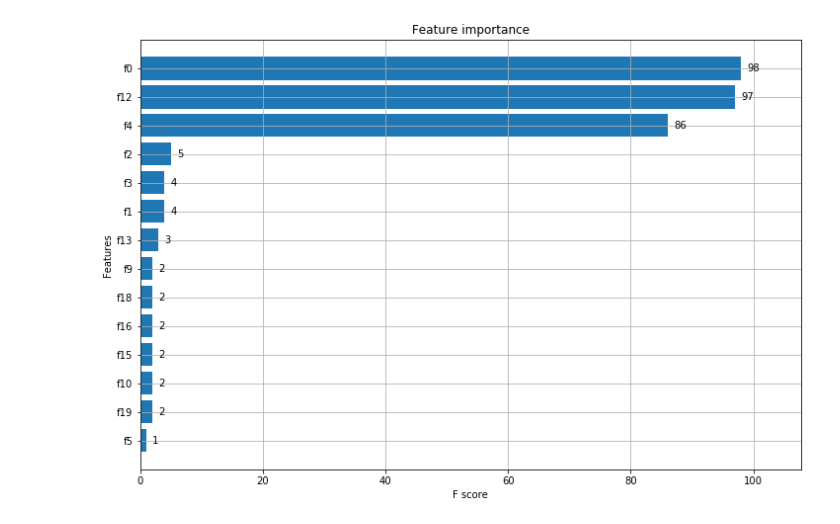
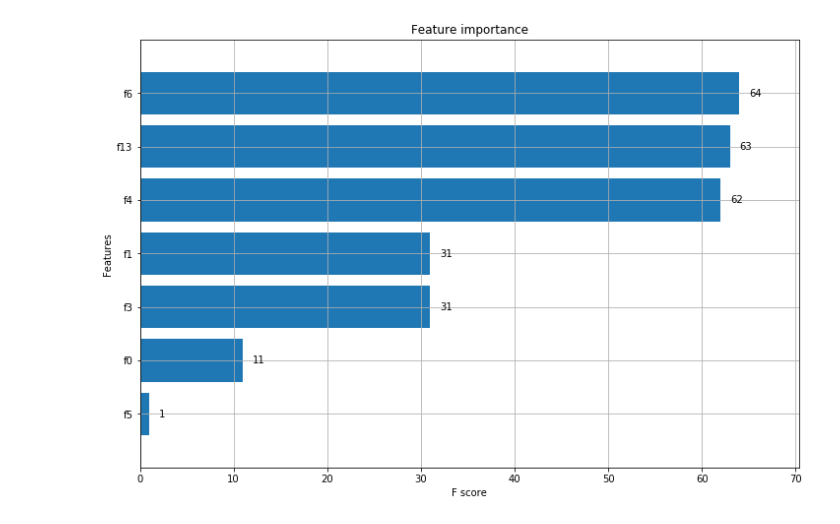
Before and after one commit to kylejn27/dask-xgb-randomstate-bug, a Jupyter notebook: dxgb_random_state_bug.ipynb, the cells around one changed output. Cells and saved outputs as stored; diff of their text form; code cells hidden in the pictures.

```diff
--- a/dxgb_random_state_bug.ipynb
+++ b/dxgb_random_state_bug.ipynb
@@ -45,0 +89,15 @@ bst1 = dxgb.train(client, params, X_train, y_train)
+# %%
+from sklearn.datasets import make_classification
+from sklearn.model_selection import train_test_split
+
+X, y = make_classification(n_samples=100000, n_features=20, n_informative=4,
+                           random_state=0)
+
+X_train, X_test, y_train, y_test = train_test_split(X, y, test_size=0.15)
+dtrain = xgb.DMatrix(data=X_train,label=y_train)
+# %%
+bst = xgb.train(params, dtrain)
+fig, ax = plt.subplots(figsize=(12, 8))
+
+ax1 = xgb.plot_importance(bst, ax=ax, height=0.8, max_num_features=len(X_train))
+ax1.grid(True, axis="y")
@@ -46,7 +106,8 @@ bst1 = dxgb.train(client, params, X_train, y_train)
 # %%
+bst1 = xgb.train(params, dtrain)
 fig, ax = plt.subplots(figsize=(12, 8))
 
 ax1 = xgb.plot_importance(bst1, ax=ax, height=0.8, max_num_features=len(X_train))
 ax1.grid(True, axis="y")
 # %% [output]
-[figure, old version]
+[figure, new version]
```
Also changed, not shown: parts of 18 cells of this notebook.
